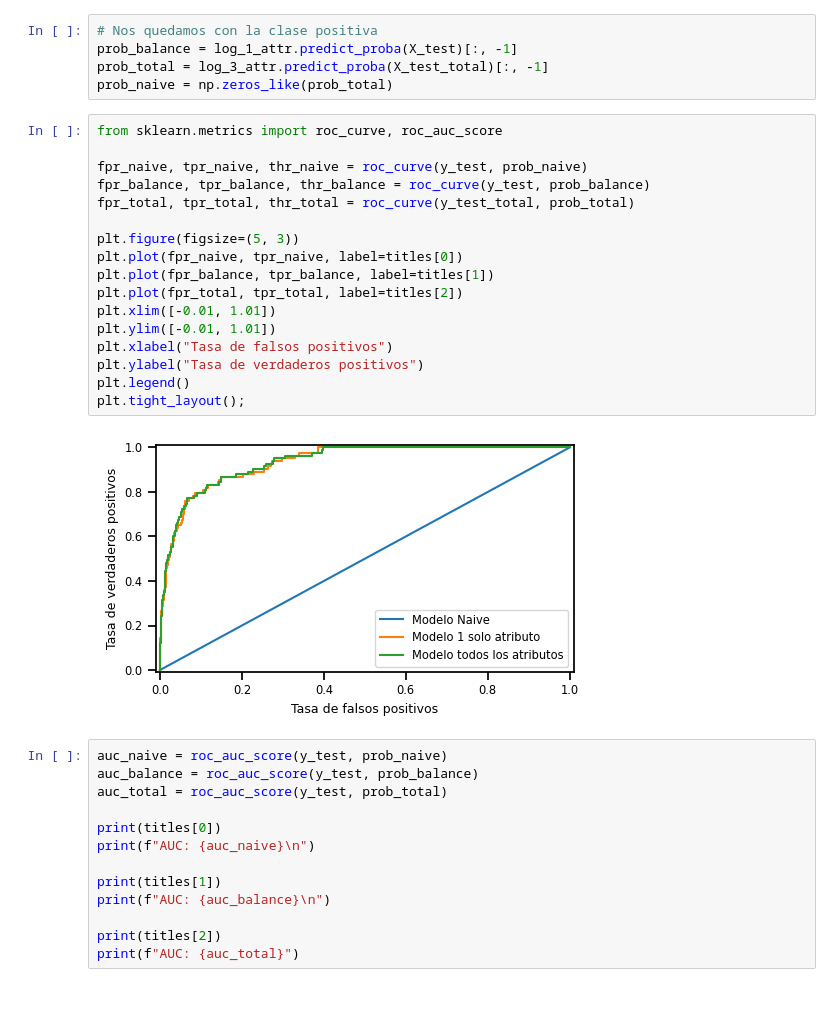
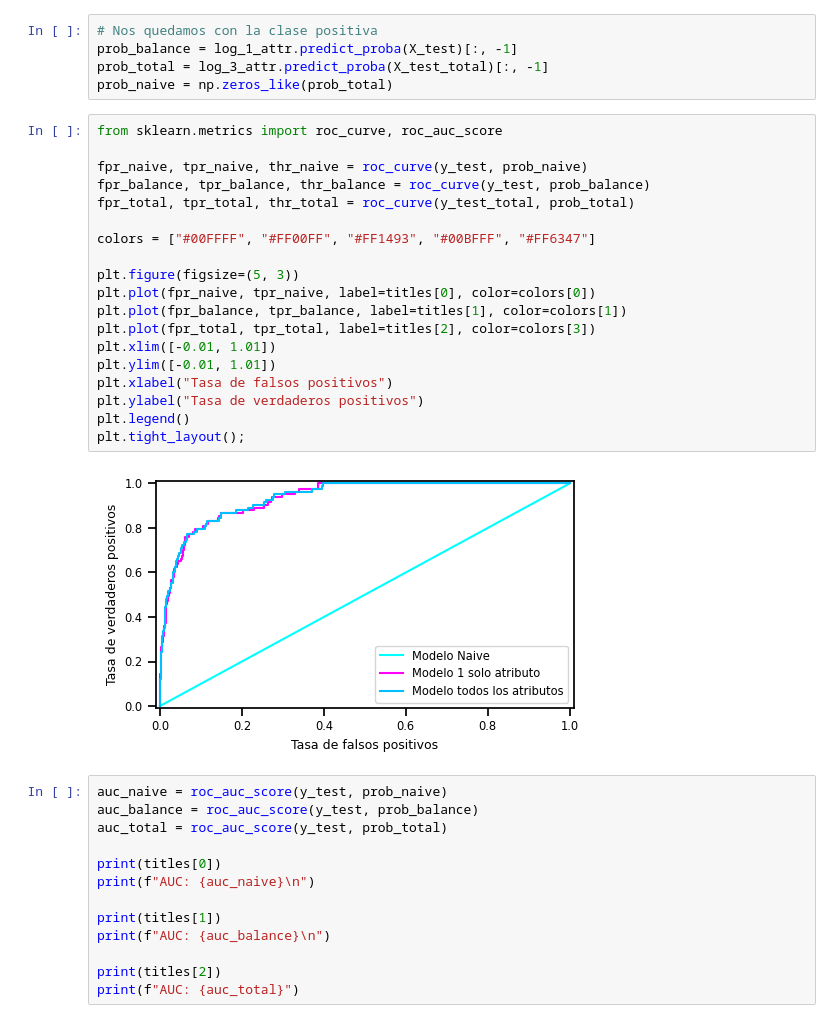
Before and after one commit to FIUBA-Posgrado-Inteligencia-Artificial/intro_ia, a Jupyter notebook: clase6/jupyter_notebooks/3-clasificacion desbalanceada.ipynb, the cells around one changed output. Saved outputs shown, nothing was run; the diff lists cells and outputs as text.

```diff
--- a/clase6/jupyter_notebooks/3-clasificacion desbalanceada.ipynb
+++ b/clase6/jupyter_notebooks/3-clasificacion desbalanceada.ipynb
@@ -538,22 +538,24 @@ prob_naive = np.zeros_like(prob_total)
 # %%
 from sklearn.metrics import roc_curve, roc_auc_score
 
 fpr_naive, tpr_naive, thr_naive = roc_curve(y_test, prob_naive)
 fpr_balance, tpr_balance, thr_balance = roc_curve(y_test, prob_balance)
 fpr_total, tpr_total, thr_total = roc_curve(y_test_total, prob_total)
 
+colors = ["#00FFFF", "#FF00FF", "#FF1493", "#00BFFF", "#FF6347"]
+
 plt.figure(figsize=(5, 3))
-plt.plot(fpr_naive, tpr_naive, label=titles[0])
-plt.plot(fpr_balance, tpr_balance, label=titles[1])
-plt.plot(fpr_total, tpr_total, label=titles[2])
+plt.plot(fpr_naive, tpr_naive, label=titles[0], color=colors[0])
+plt.plot(fpr_balance, tpr_balance, label=titles[1], color=colors[1])
+plt.plot(fpr_total, tpr_total, label=titles[2], color=colors[3])
 plt.xlim([-0.01, 1.01])
 plt.ylim([-0.01, 1.01])
 plt.xlabel("Tasa de falsos positivos")
 plt.ylabel("Tasa de verdaderos positivos")
 plt.legend()
 plt.tight_layout();
 # %% [output]
-[figure, old version]
+[figure, new version]
 # %%
 auc_naive = roc_auc_score(y_test, prob_naive)
 auc_balance = roc_auc_score(y_test, prob_balance)
```
Also changed, not shown: parts of 3 cells of this notebook, 7 other files.
